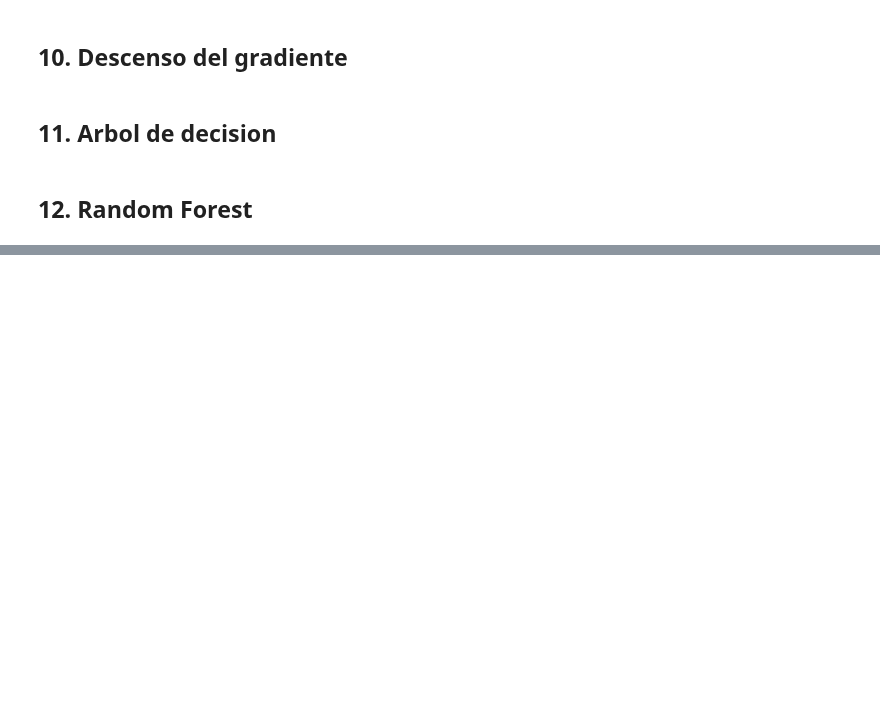
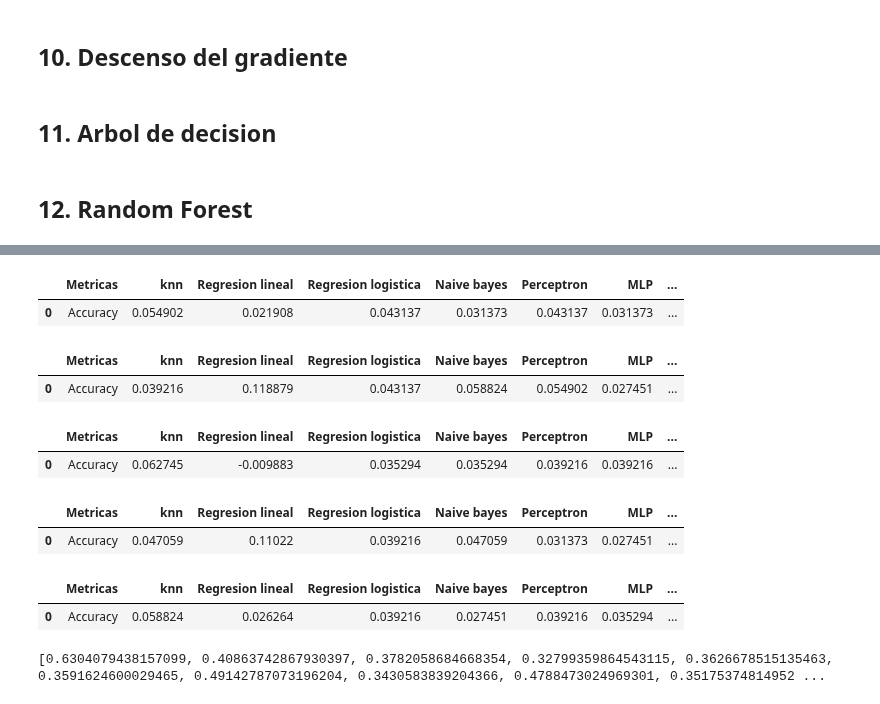
Before and after one commit to RaulCapellanFernandez/DecatlonEstadistics, a Jupyter notebook: PredictionsAlgorithms.ipynb, the cells around one changed output, grey strips where cells are left out. Drawn from its saved outputs; the diff is of its cells as text; code cells hidden in the pictures; blank space fills up the shorter version.

```diff
--- a/PredictionsAlgorithms.ipynb
+++ b/PredictionsAlgorithms.ipynb
@@ -313,0 +360,73 @@ dataFrameDatos
+# %%
+# Ejecucion para 110m H
+ddbbData = ddbb[['110m H','110m H Points']]
+
+X_train, X_test, y_train, y_test = train_test_split(ddbbData, ddbb['Position'], test_size=0.3)
+
+result = ejecutaAlgoritmosMachineLearning(X_train, X_test, y_train, y_test)
+listaResults.append(result)
+result
+# %% [output]
+|  | Metricas | knn | Regresion lineal | Regresion logistica | Naive bayes | Perceptron | MLP | ... |
+| 0 | Accuracy | 0.054902 | 0.021908 | 0.043137 | 0.031373 | 0.043137 | 0.031373 | ... |
+# %%
+# Ejecucion para Dt
+ddbbData = ddbb[['Dt','Dt Points']]
+
+X_train, X_test, y_train, y_test = train_test_split(ddbbData, ddbb['Position'], test_size=0.3)
+
+result = ejecutaAlgoritmosMachineLearning(X_train, X_test, y_train, y_test)
+listaResults.append(result)
+result
+# %% [output]
+|  | Metricas | knn | Regresion lineal | Regresion logistica | Naive bayes | Perceptron | MLP | ... |
+| 0 | Accuracy | 0.039216 | 0.118879 | 0.043137 | 0.058824 | 0.054902 | 0.027451 | ... |
+# %%
+# Ejecucion para Pv
+ddbbData = ddbb[['Pv','Pv Points']]
+
+X_train, X_test, y_train, y_test = train_test_split(ddbbData, ddbb['Position'], test_size=0.3)
+
+result = ejecutaAlgoritmosMachineLearning(X_train, X_test, y_train, y_test)
+listaResults.append(result)
+result
+# %% [output]
+|  | Metricas | knn | Regresion lineal | Regresion logistica | Naive bayes | Perceptron | MLP | ... |
+| 0 | Accuracy | 0.062745 | -0.009883 | 0.035294 | 0.035294 | 0.039216 | 0.039216 | ... |
+# %%
+# Ejecucion para Jt
+ddbbData = ddbb[['Jt','Jt Points']]
+
+X_train, X_test, y_train, y_test = train_test_split(ddbbData, ddbb['Position'], test_size=0.3)
+
+result = ejecutaAlgoritmosMachineLearning(X_train, X_test, y_train, y_test)
+listaResults.append(result)
+result
+# %% [output]
+|  | Metricas | knn | Regresion lineal | Regresion logistica | Naive bayes | Perceptron | MLP | ... |
+| 0 | Accuracy | 0.047059 | 0.11022 | 0.039216 | 0.047059 | 0.031373 | 0.027451 | ... |
+# %%
+# Ejecucion para 1500m
+ddbbData = ddbb[['1500m Points','1500m']]
+
+X_train, X_test, y_train, y_test = train_test_split(ddbbData, ddbb['Position'], test_size=0.3)
+
+result = ejecutaAlgoritmosMachineLearning(X_train, X_test, y_train, y_test)
+listaResults.append(result)
+result
+# %% [output]
+|  | Metricas | knn | Regresion lineal | Regresion logistica | Naive bayes | Perceptron | MLP | ... |
+| 0 | Accuracy | 0.058824 | 0.026264 | 0.039216 | 0.027451 | 0.039216 | 0.035294 | ... |
+# %%
+mediaPrueba = []
+
+for i in range(len(listaResults)):
+    for j in range(len(listaResults[0].iloc[0])):
+        if(j != 0):
+            mediaPrueba[i] += listaResults[i].iloc[0][j]
+        else:
+            mediaPrueba.append(0)
+
+print(mediaPrueba)
+# %% [output]
+[0.6304079438157099, 0.40863742867930397, 0.3782058684668354, 0.32799359864543115, 0.3626678515135463, 0.3591624600029465, 0.49142787073196204, 0.3430583839204366, 0.4788473024969301, 0.35175374814952 ...
```
Also changed, not shown: parts of 19 cells of this notebook.
